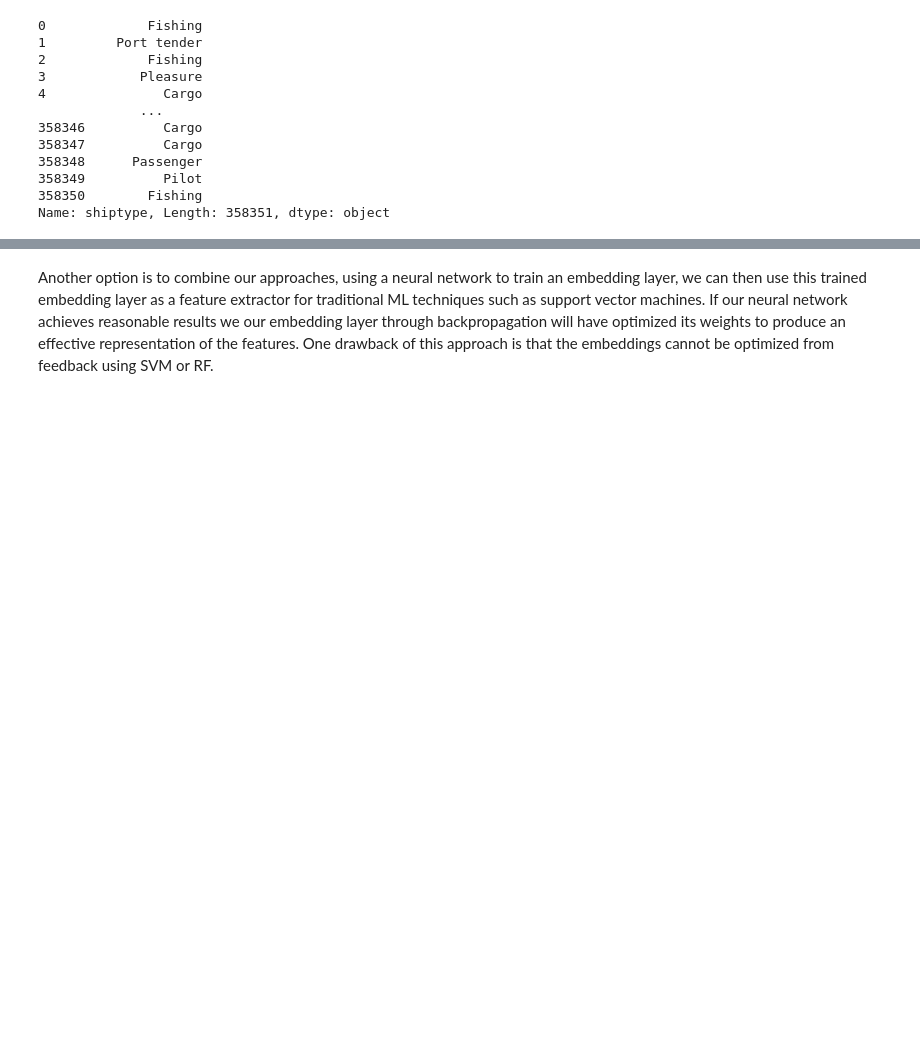
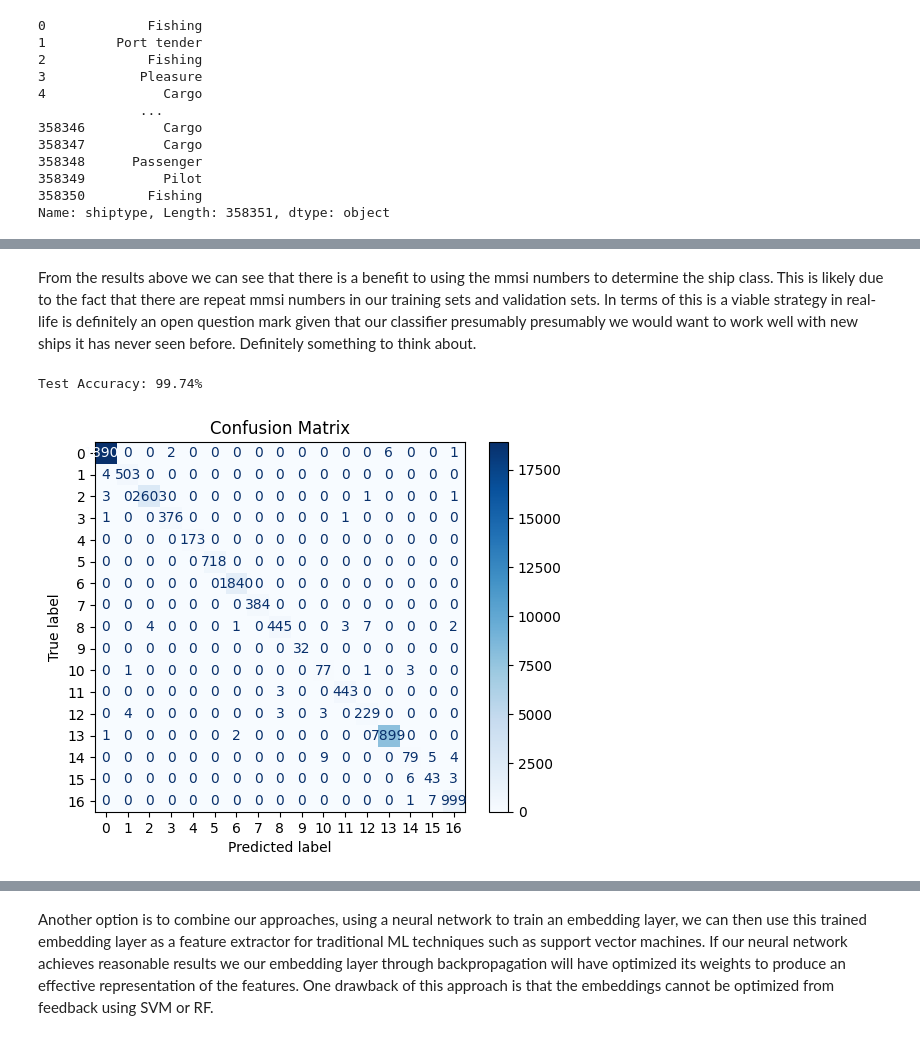
Before and after one commit to brasdorlakes/NTN_lab_AI_seminar, a Jupyter notebook: Seminar_Notebook2.ipynb, the cells around one changed output, grey strips where cells are left out. Saved outputs shown, nothing was run; the diff lists cells and outputs as text; code cells hidden in the pictures; blank space fills up the shorter version.

Commit message:
"Further additions made to the ML results"

```diff
--- a/Seminar_Notebook2.ipynb
+++ b/Seminar_Notebook2.ipynb
@@ -776,0 +659,2 @@ KNN_val_smote_preds=KNN.predict(X_val_resampled)
+# %% [markdown]
+From the results above we can see that there is a benefit to using the mmsi numbers to determine the ship class. This is likely due to the fact that there are repeat mmsi numbers in our training sets and validation sets. In terms of this is a viable strategy in real-life is definitely an open question mark given that our classifier presumably presumably we would want to work well with new ships it has never seen before. Definitely something to think about.
@@ -776,0 +773,33 @@ KNN_val_smote_preds=KNN.predict(X_val_resampled)
+# %%
+net_nn.eval()
+test_total=0
+test_correct=0
+test_accuracy=0
+all_test_labels = []
+all_test_predictions = []
+test_accuracies=[]
+with torch.no_grad():
+    for mmsi, numeric, labels in test_dataloader:
+            outputs = net_nn(mmsi,numeric)
+            labels = labels.long()
+            predicted = outputs.argmax(dim=1)
+            all_test_labels.extend(labels.cpu().numpy())
+            all_test_predictions.extend(predicted.cpu().numpy())
+            test_total += labels.size(0)
+            running_loss += loss.item()
+            test_correct += (predicted == labels).sum().item()
+
+    accuracy = 100 * test_correct / test_total
+    print(f"Test Accuracy: {accuracy:.2f}%")
+    test_accuracies.append(test_accuracy)
+    from sklearn.metrics import confusion_matrix, ConfusionMatrixDisplay
+    import matplotlib.pyplot as plt
+
+    cm = confusion_matrix(all_test_labels, all_test_predictions)
+    disp = ConfusionMatrixDisplay(confusion_matrix=cm)
+    disp.plot(cmap=plt.cm.Blues)
+    plt.title("Confusion Matrix")
+    plt.show()
+# %% [output]
+Test Accuracy: 99.74%
+[figure, added]
```
Also changed, not shown: parts of 32 cells of this notebook.
